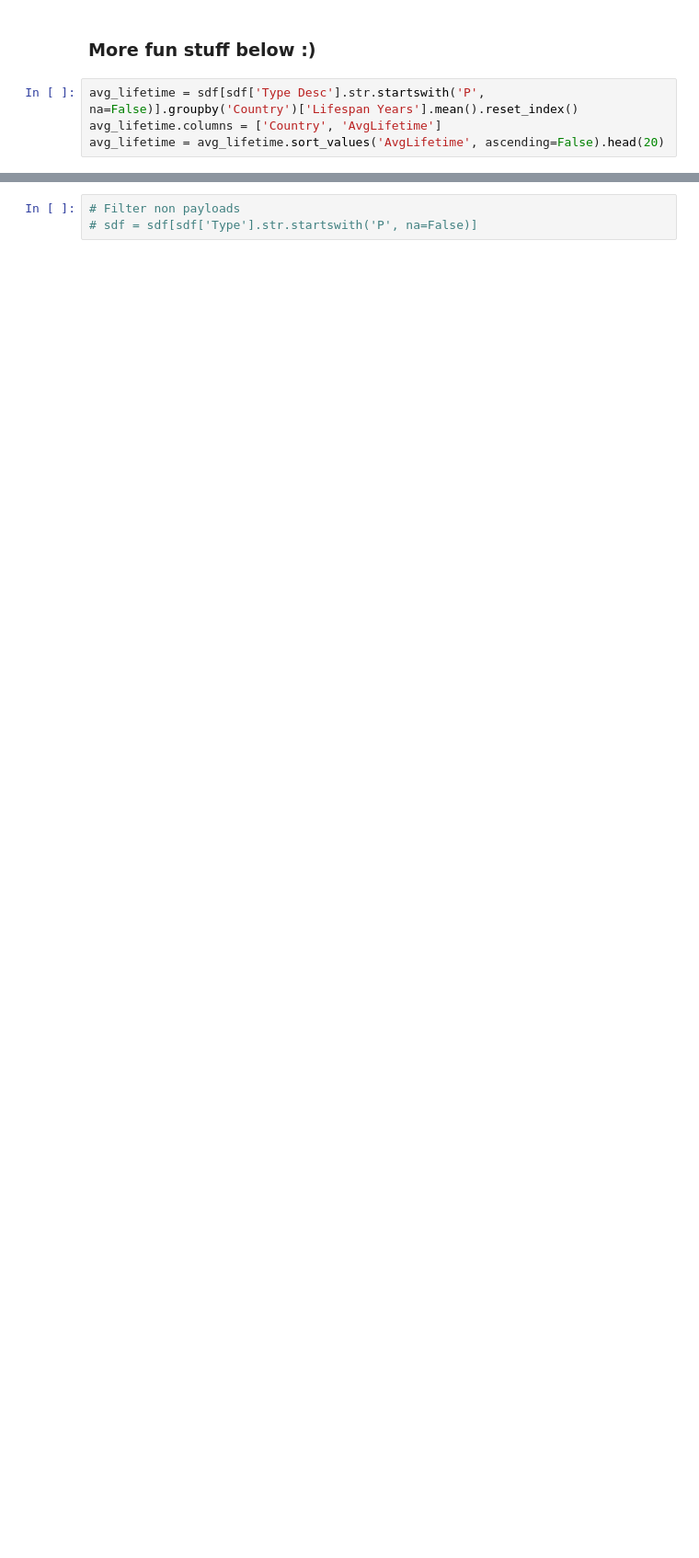
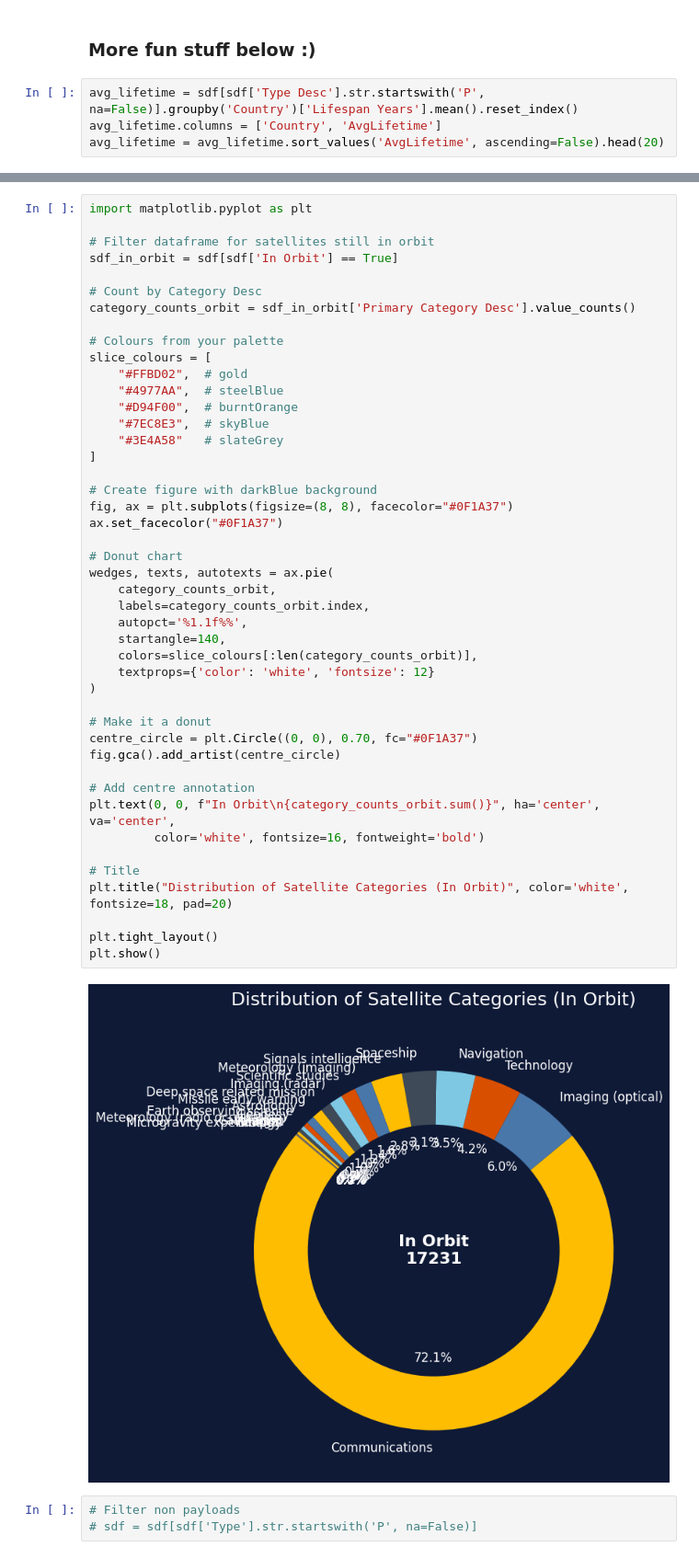
Before and after one commit to daemonchild/cardiffmet-dat5001-visualisation-of-data, a Jupyter notebook: assessment/pres1/2-dat5001-st20285213-tomrowan-pres1-create-graphs.ipynb, the cells around one changed output, grey strips where cells are left out. Shown at 92% size. Cells and saved outputs as stored; diff of their text form; blank space fills up the shorter version.

```diff
--- a/assessment/pres1/2-dat5001-st20285213-tomrowan-pres1-create-graphs.ipynb
+++ b/assessment/pres1/2-dat5001-st20285213-tomrowan-pres1-create-graphs.ipynb
@@ -216,3 +300,50 @@ plt.show()
+# %%
+import matplotlib.pyplot as plt
+
+# Filter dataframe for satellites still in orbit
+sdf_in_orbit = sdf[sdf['In Orbit'] == True]
+
+# Count by Category Desc
+category_counts_orbit = sdf_in_orbit['Primary Category Desc'].value_counts()
+
+# Colours from your palette
+slice_colours = [
+    "#FFBD02",  # gold
+    "#4977AA",  # steelBlue
+    "#D94F00",  # burntOrange
+    "#7EC8E3",  # skyBlue
+    "#3E4A58"   # slateGrey
+]
+
+# Create figure with darkBlue background
+fig, ax = plt.subplots(figsize=(8, 8), facecolor="#0F1A37")
+ax.set_facecolor("#0F1A37")
+
+# Donut chart
+wedges, texts, autotexts = ax.pie(
+    category_counts_orbit,
+    labels=category_counts_orbit.index,
+    autopct='%1.1f%%',
+    startangle=140,
+    colors=slice_colours[:len(category_counts_orbit)],
+    textprops={'color': 'white', 'fontsize': 12}
+)
+
+# Make it a donut
+centre_circle = plt.Circle((0, 0), 0.70, fc="#0F1A37")
+fig.gca().add_artist(centre_circle)
+
+# Add centre annotation
+plt.text(0, 0, f"In Orbit\n{category_counts_orbit.sum()}", ha='center', va='center',
+         color='white', fontsize=16, fontweight='bold')
+
+# Title
+plt.title("Distribution of Satellite Categories (In Orbit)", color='white', fontsize=18, pad=20)
+
+plt.tight_layout()
+plt.show()
+# %% [output]
+[figure, added]
 # %%
 # Filter non payloads
 # sdf = sdf[sdf['Type'].str.startswith('P', na=False)]
```
Also changed, not shown: parts of 36 cells of this notebook, 2 other files.
